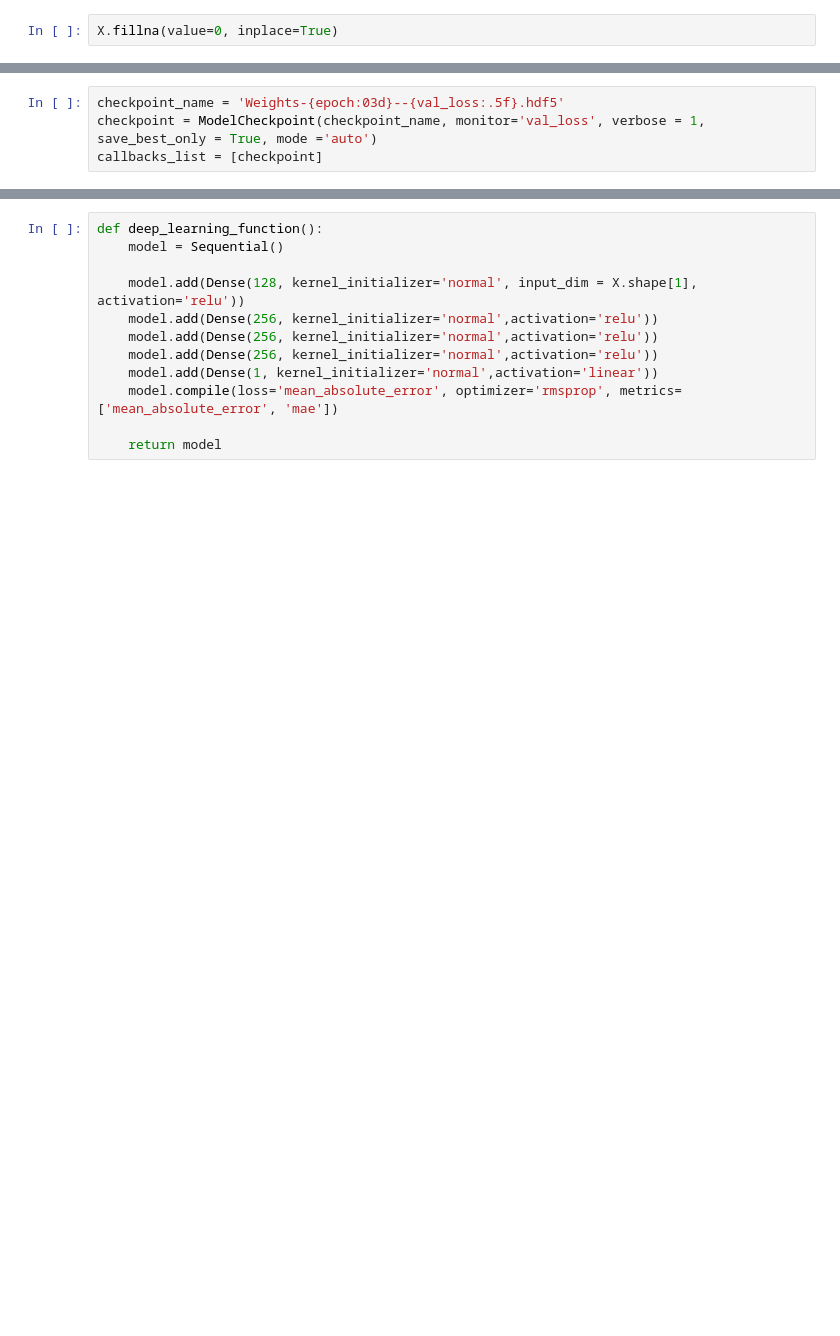
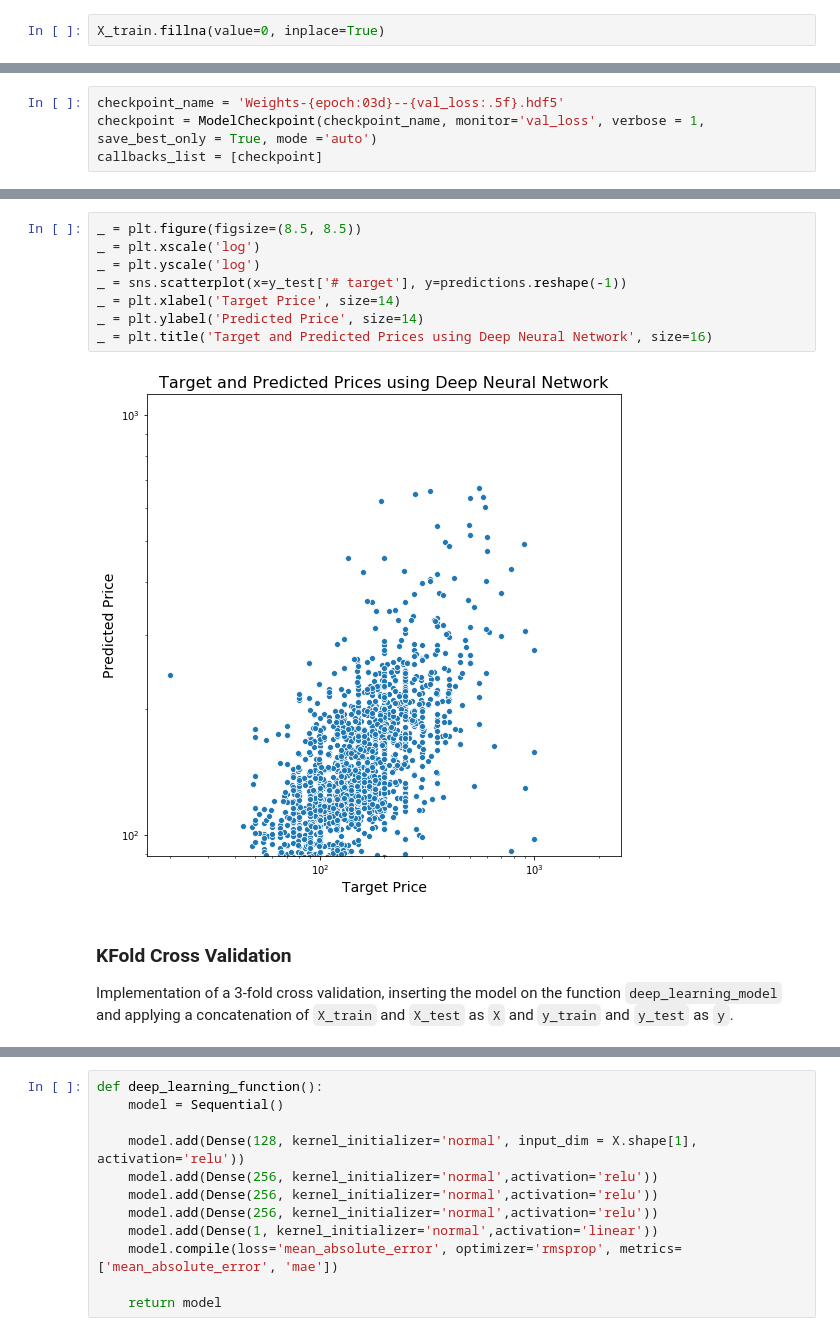
Before and after one commit to Daesparz/airbnb_amsterdam, a Jupyter notebook: Data_analysis/in-depth_analysis-predictive-modeling_deep_learning.ipynb, the cells around one changed output, grey strips where cells are left out. Cells and saved outputs as stored; diff of their text form; blank space fills up the shorter version.

```diff
--- a/Data_analysis/in-depth_analysis-predictive-modeling_deep_learning.ipynb
+++ b/Data_analysis/in-depth_analysis-predictive-modeling_deep_learning.ipynb
@@ -48,2 +37,2 @@ X.head()
 # %%
-X.fillna(value=0, inplace=True)
+X_train.fillna(value=0, inplace=True)
@@ -129,0 +145,14 @@ Let's create a method that create the model:
+# %%
+_ = plt.figure(figsize=(8.5, 8.5))
+_ = plt.xscale('log')
+_ = plt.yscale('log')
+_ = sns.scatterplot(x=y_test['# target'], y=predictions.reshape(-1))
+_ = plt.xlabel('Target Price', size=14)
+_ = plt.ylabel('Predicted Price', size=14)
+_ = plt.title('Target and Predicted Prices using Deep Neural Network', size=16)
+# %% [output]
+[figure, added]
+# %% [markdown]
+###  KFold Cross Validation
+
+Implementation of a 3-fold cross validation, inserting the model on the function `deep_learning_model` and applying a concatenation of `X_train` and `X_test` as `X` and `y_train` and `y_test` as `y`.
```
Also changed, not shown: parts of 15 cells of this notebook.
